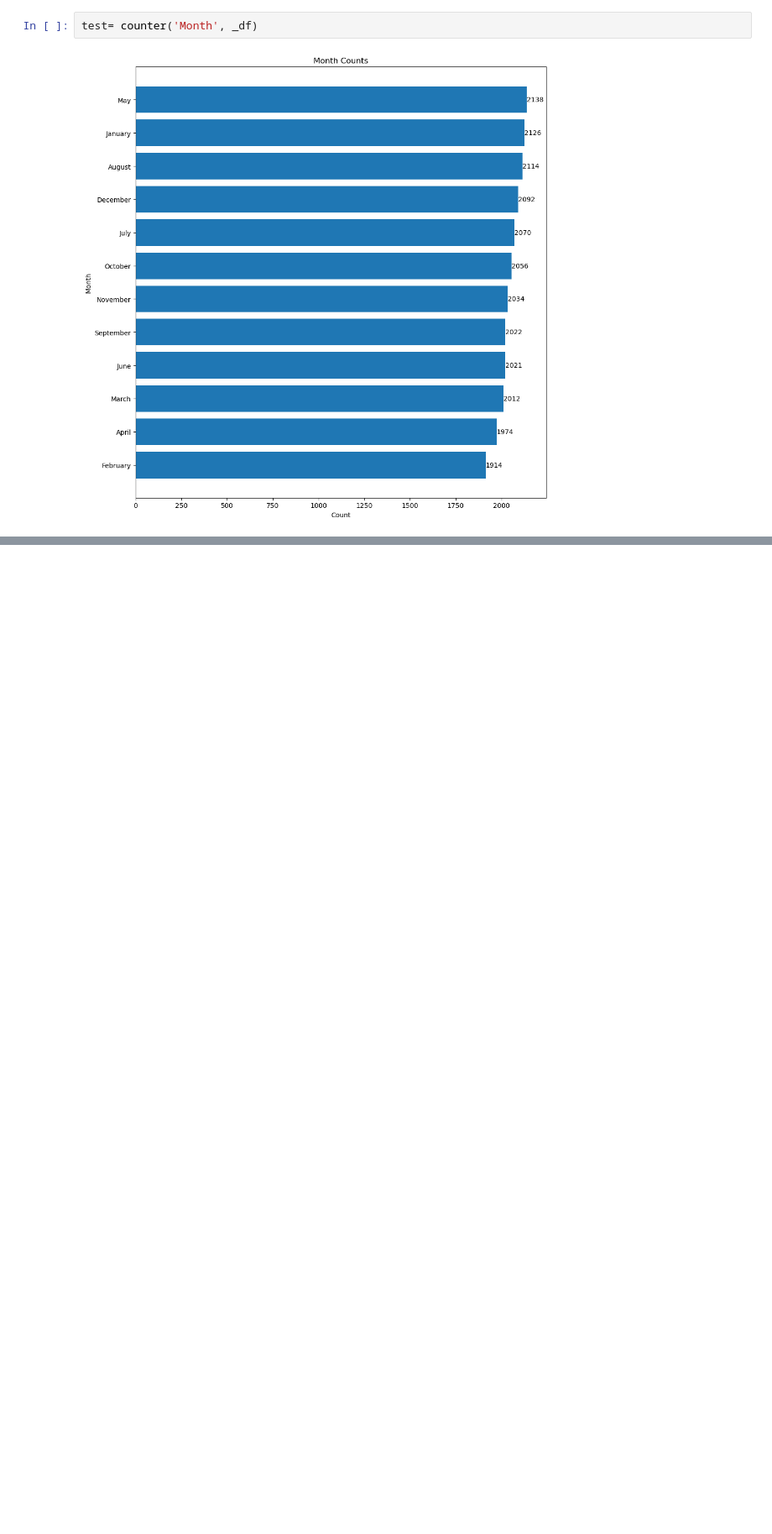
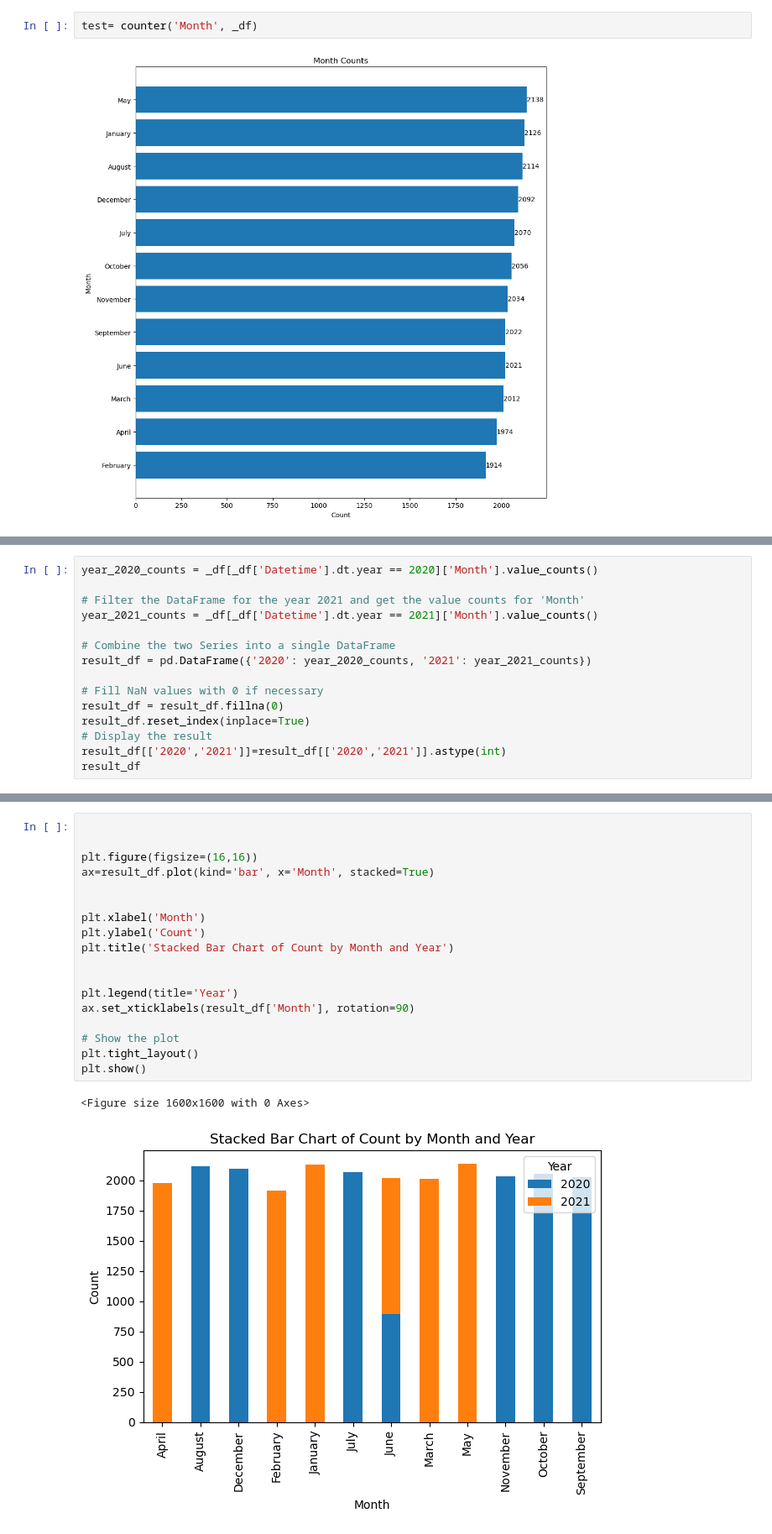
Before and after one commit to DerikVo/social_buzz, a Jupyter notebook: Code/02_visualization.ipynb, the cells around one changed output, grey strips where cells are left out. Shown at 84% size. Saved outputs shown, nothing was run; the diff lists cells and outputs as text; blank space fills up the shorter version.

Commit message:
debugging functions, will need to examin orignal data for year and count discrepancy

```diff
--- a/Code/02_visualization.ipynb
+++ b/Code/02_visualization.ipynb
@@ -136,0 +138,15 @@ It appears that the month with the most post is May, but the difference is margi
+# %%
+year_2020_counts = _df[_df['Datetime'].dt.year == 2020]['Month'].value_counts()
+
+# Filter the DataFrame for the year 2021 and get the value counts for 'Month'
+year_2021_counts = _df[_df['Datetime'].dt.year == 2021]['Month'].value_counts()
+
+# Combine the two Series into a single DataFrame
+result_df = pd.DataFrame({'2020': year_2020_counts, '2021': year_2021_counts})
+
+# Fill NaN values with 0 if necessary
+result_df = result_df.fillna(0)
+result_df.reset_index(inplace=True)
+# Display the result
+result_df[['2020','2021']]=result_df[['2020','2021']].astype(int)
+result_df
@@ -136,0 +174,21 @@ It appears that the month with the most post is May, but the difference is margi
+# %%
+
+
+plt.figure(figsize=(16,16))
+ax=result_df.plot(kind='bar', x='Month', stacked=True)
+
+
+plt.xlabel('Month')
+plt.ylabel('Count')
+plt.title('Stacked Bar Chart of Count by Month and Year')
+
+
+plt.legend(title='Year')
+ax.set_xticklabels(result_df['Month'], rotation=90)
+
+# Show the plot
+plt.tight_layout()
+plt.show()
+# %% [output]
+<Figure size 1600x1600 with 0 Axes>
+[figure, added]
```
Also changed, not shown: parts of 5 cells of this notebook.
